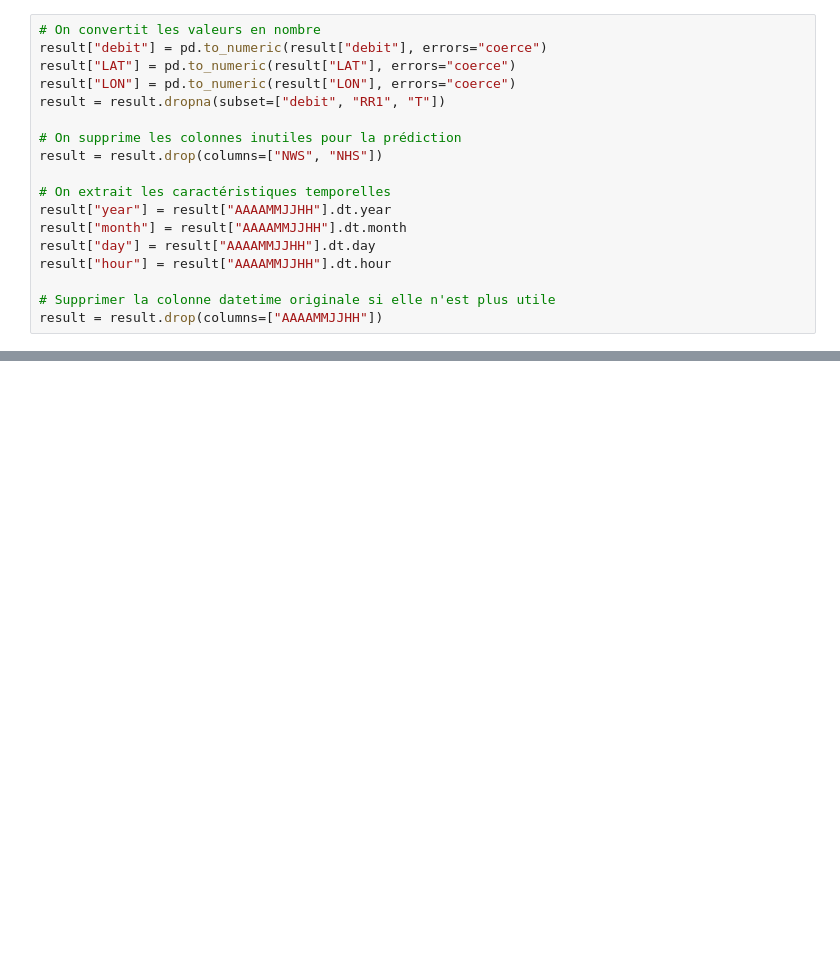
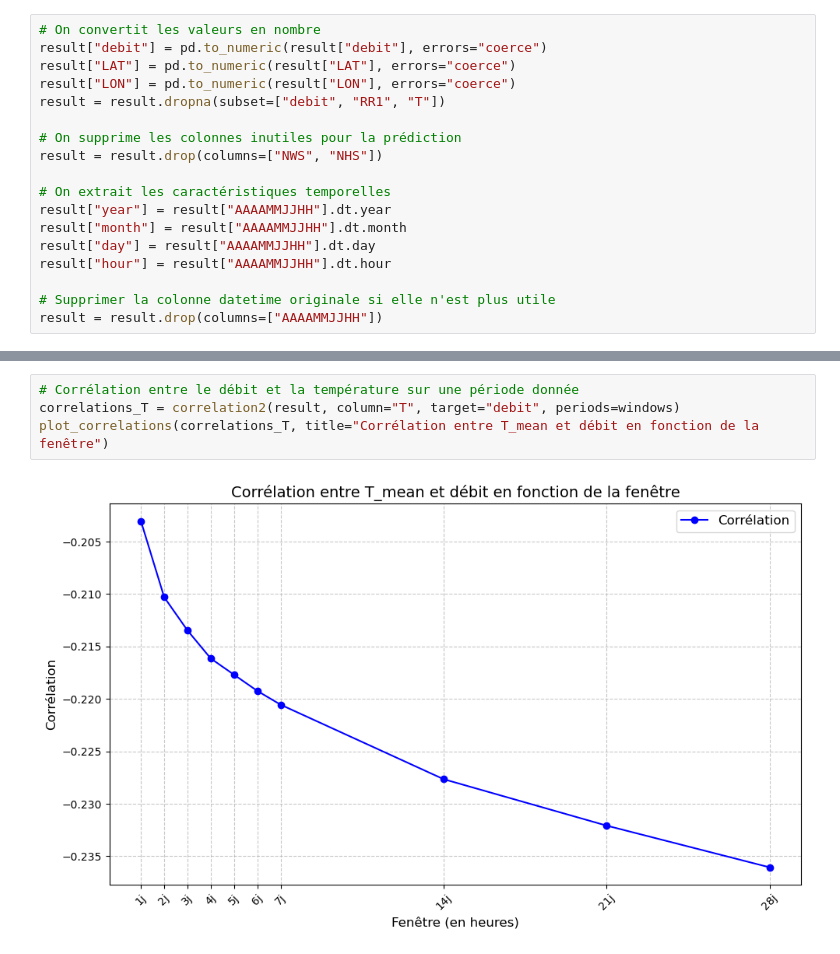
Before and after one commit to vadim-gisserot/Projet-de-Python-Leroux-Gisserot, a Jupyter notebook: notebooks/draft2.ipynb, the cells around one changed output, grey strips where cells are left out. Cells and saved outputs as stored; diff of their text form; blank space fills up the shorter version.

```diff
--- a/notebooks/draft2.ipynb
+++ b/notebooks/draft2.ipynb
@@ -407,0 +437,6 @@ result = result.drop(columns=["AAAAMMJJHH"])
+# %%
+# Corrélation entre le débit et la température sur une période donnée
+correlations_T = correlation2(result, column="T", target="debit", periods=windows)
+plot_correlations(correlations_T, title="Corrélation entre T_mean et débit en fonction de la fenêtre")
+# %% [output]
+[figure, added]
```
Also changed, not shown: parts of 22 cells of this notebook, 1 other file.
